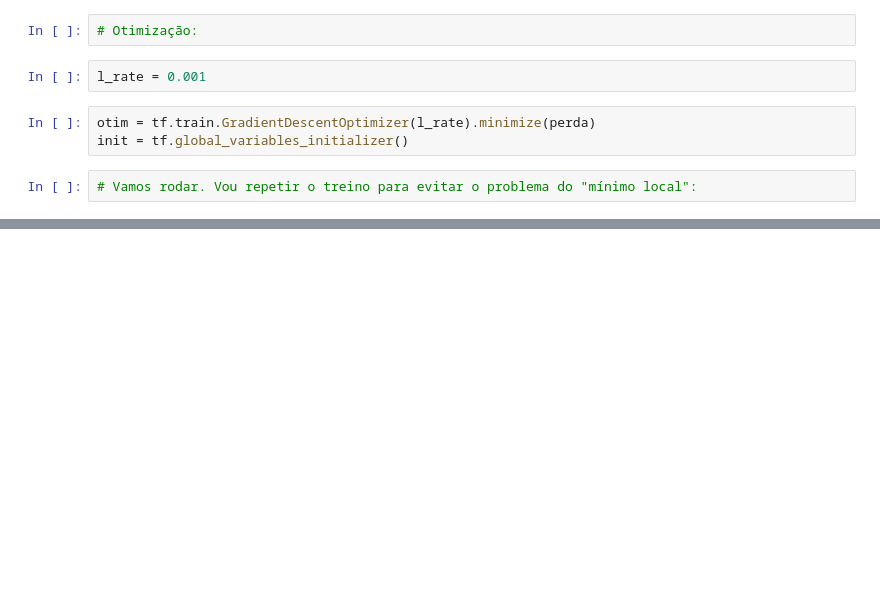
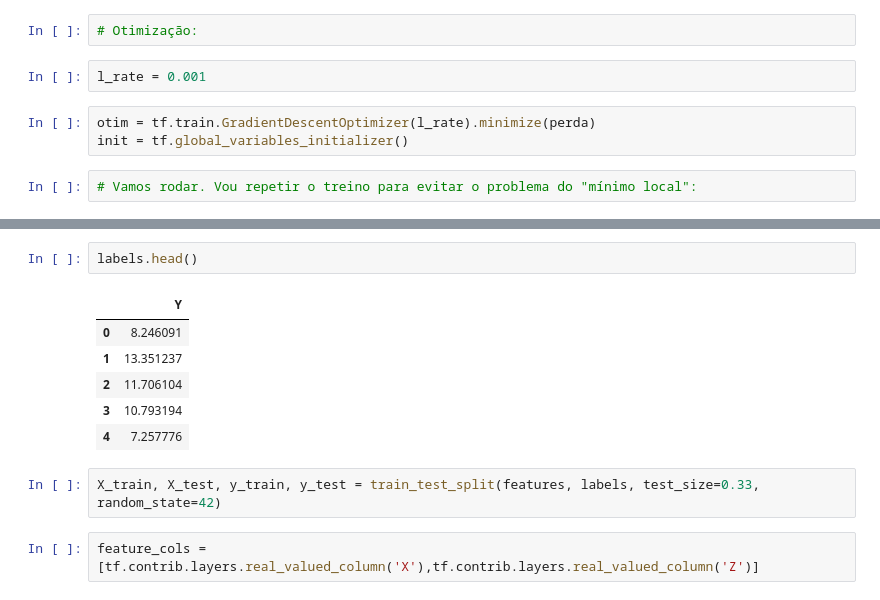
Before and after one commit to cleuton/datascience, a Jupyter notebook: book/capt13/ANN.ipynb, the cells around one changed output, grey strips where cells are left out. Cells and saved outputs as stored; diff of their text form; blank space fills up the shorter version.

```diff
--- a/book/capt13/ANN.ipynb
+++ b/book/capt13/ANN.ipynb
@@ -97,0 +123,13 @@ a 96.9161 b -94.9782
+# %%
+labels.head()
+# %% [output]
+|  | Y |
+| 0 | 8.246091 |
+| 1 | 13.351237 |
+| 2 | 11.706104 |
+| 3 | 10.793194 |
+| 4 | 7.257776 |
+# %%
+X_train, X_test, y_train, y_test = train_test_split(features, labels, test_size=0.33, random_state=42)
+# %%
+feature_cols = [tf.contrib.layers.real_valued_column('X'),tf.contrib.layers.real_valued_column('Z')]
```
Also changed, not shown: parts of 19 cells of this notebook.
